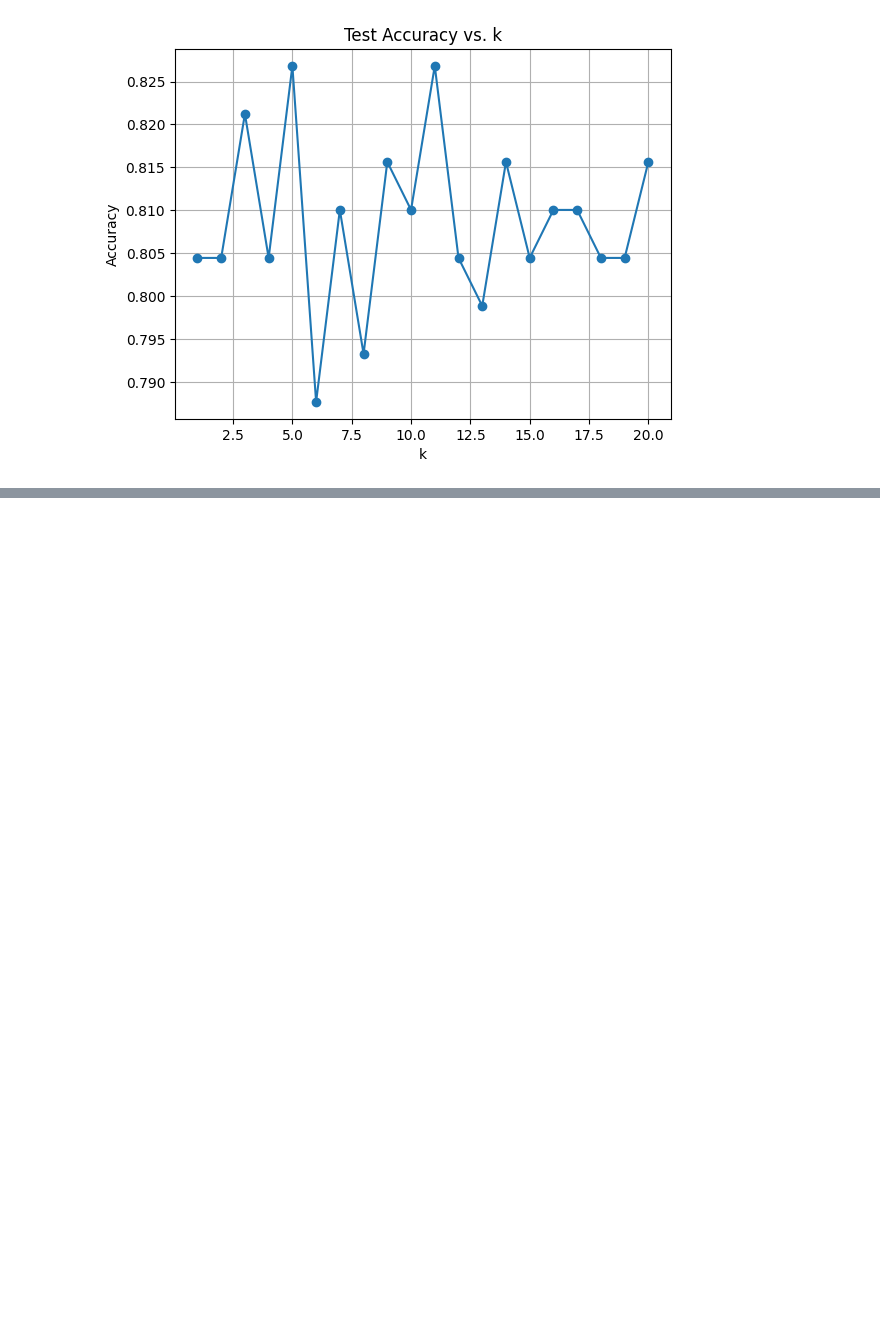
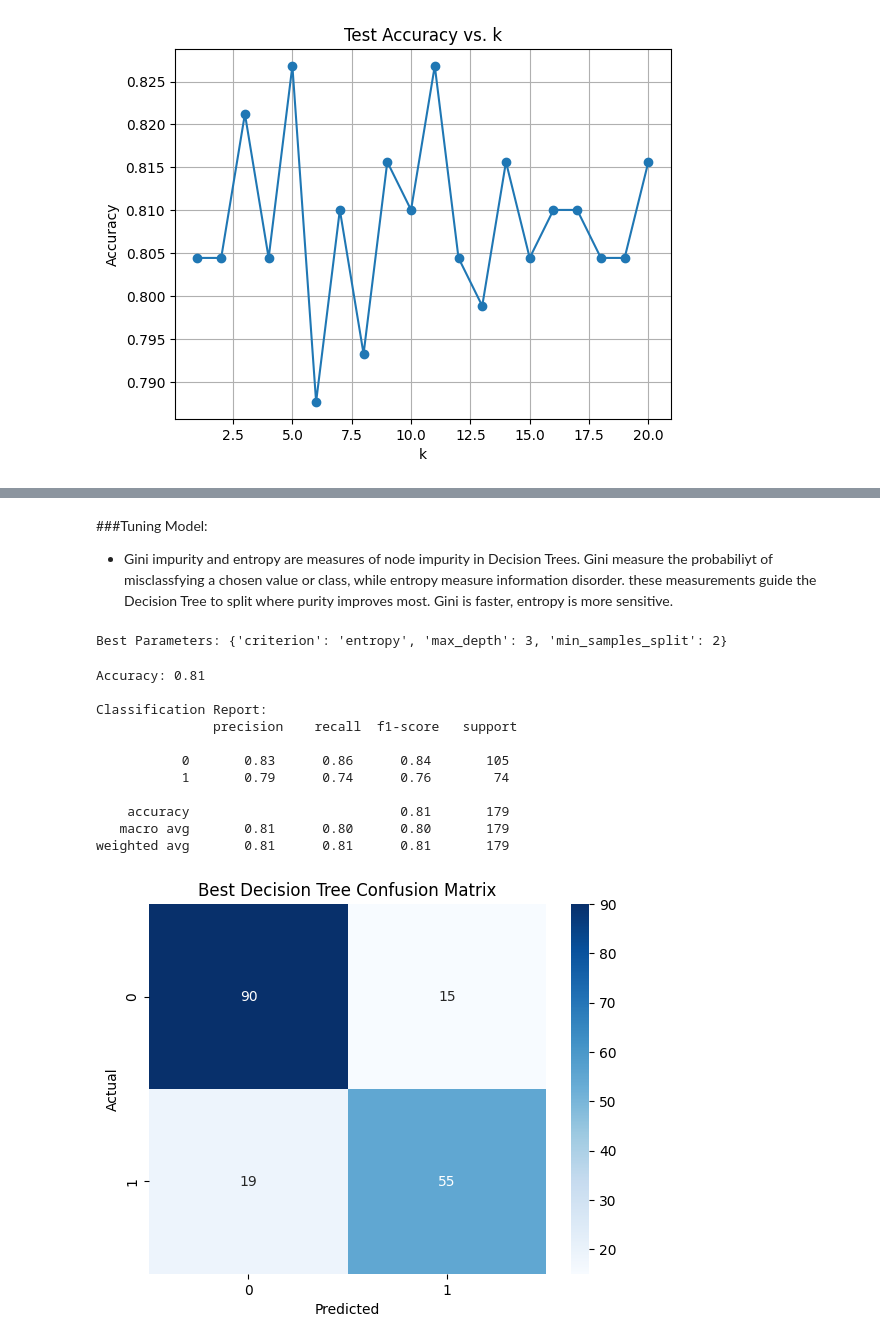
Before and after one commit to SrEntropy/titanic-ml-pipeline, a Jupyter notebook: notebooks/Training_and_Testing_Models.ipynb, the cells around one changed output, grey strips where cells are left out. Drawn from its saved outputs; the diff is of its cells as text; code cells hidden in the pictures; blank space fills up the shorter version.

```diff
--- a/notebooks/Training_and_Testing_Models.ipynb
+++ b/notebooks/Training_and_Testing_Models.ipynb
@@ -478,0 +517,34 @@ plt.show()
+# %%
+param_grid = {
+    'max_depth': [3, 5, 7, 10],
+    'min_samples_split': [2, 5, 10],
+    'criterion': ['gini','entropy']
+}
+# %% [markdown]
+###Tuning Model:
+ - Gini impurity and entropy are measures of node impurity in Decision Trees. Gini measure the probabiliyt of misclassfying a chosen value or class, while entropy measure information disorder. these measurements guide the Decision Tree to split where purity improves most. Gini is faster, entropy is more sensitive.
+# %%
+grid_search = GridSearchCV(DecisionTreeClassifier(random_state=42), param_grid, cv=5)
+grid_search.fit(X_train, y_train)
+
+print("Best Parameters:", grid_search.best_params_)
+# %% [output]
+Best Parameters: {'criterion': 'entropy', 'max_depth': 3, 'min_samples_split': 2}
+# %%
+best_dt = grid_search.best_estimator_
+y_pred_best_dt = best_dt.predict(X_test)
+# %%
+confusion_matrix_plot("Best Decision Tree Confusion Matrix", y_test, y_pred_best_dt)
+# %% [output]
+Accuracy: 0.81
+
+Classification Report:
+               precision    recall  f1-score   support
+
+           0       0.83      0.86      0.84       105
+           1       0.79      0.74      0.76        74
+
+    accuracy                           0.81       179
+   macro avg       0.81      0.80      0.80       179
+weighted avg       0.81      0.81      0.81       179
+[figure, added]
```
Also changed, not shown: parts of 43 cells of this notebook.
